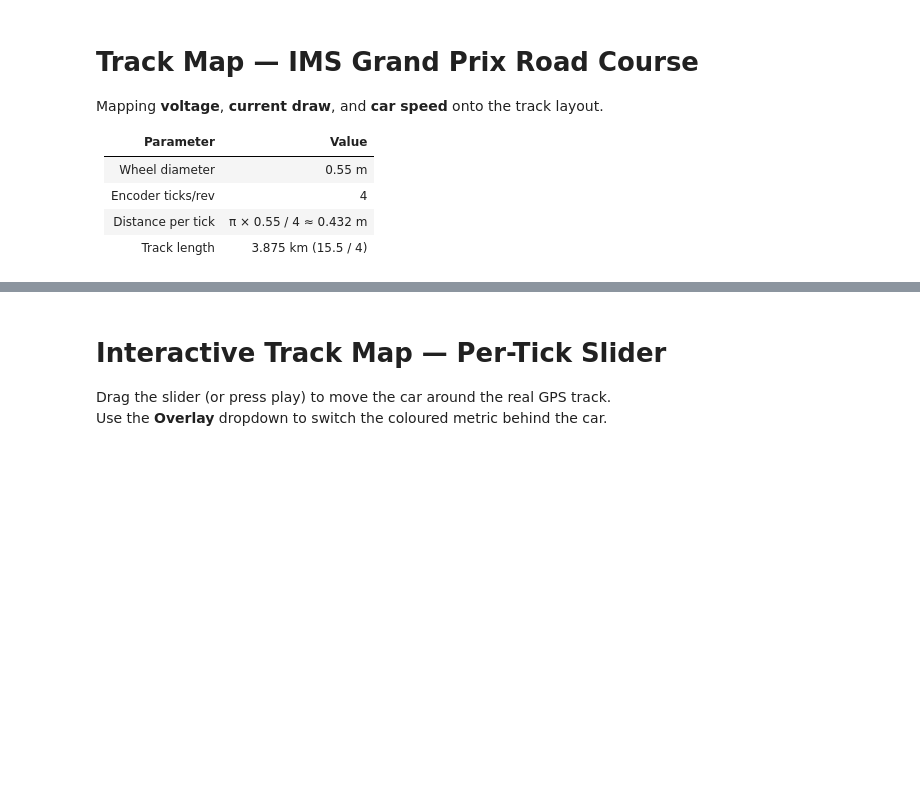
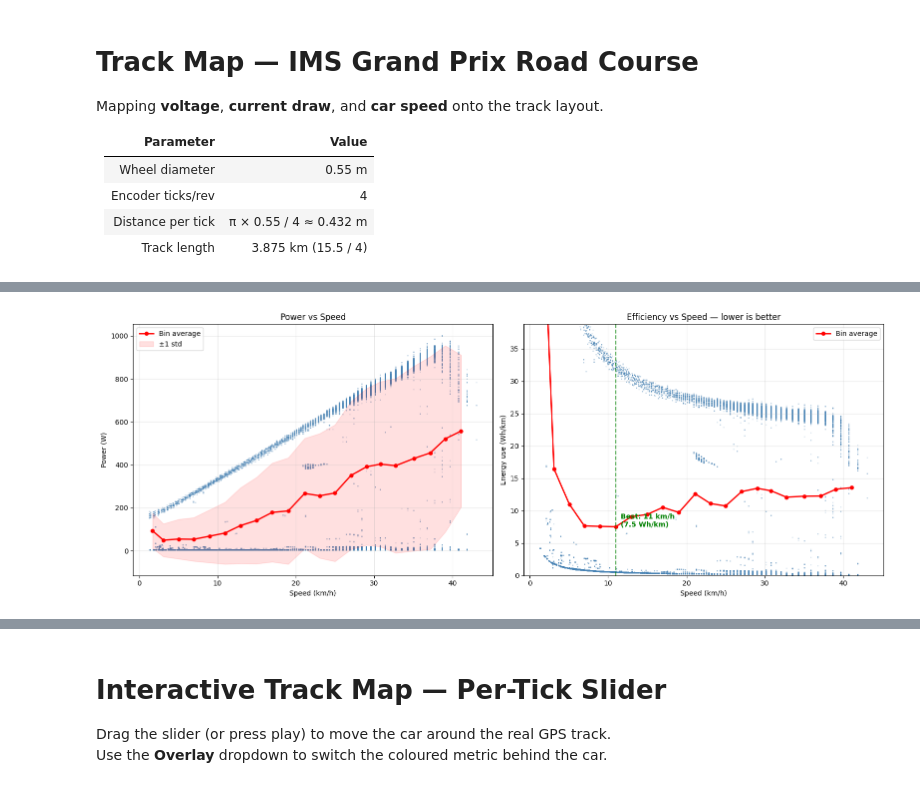
Before and after one commit to KalebACC/UOSM-CleanTelemProcess, a Jupyter notebook: Plotting.ipynb, the cells around one changed output, grey strips where cells are left out. Cells and saved outputs as stored; diff of their text form; code cells hidden in the pictures; blank space fills up the shorter version.

```diff
--- a/Plotting.ipynb
+++ b/Plotting.ipynb
@@ -126,0 +202,73 @@ print(f"\nGPS track: {len(track_xy)} pts | arc = {total_arc:.0f} m")
+# %%
+# ── Power vs Speed Scatter ──
+df['Power_W'] = df['Voltage_V'] * df['Current_A']
+
+# Filter to moving samples only
+mask = df['Speed_kph'] > 1
+spd_mov = df.loc[mask, 'Speed_kph']
+pwr_mov = df.loc[mask, 'Power_W']
+
+fig, axes = plt.subplots(1, 2, figsize=(16, 6))
+
+# Left — raw scatter with binned average curve
+ax = axes[0]
+ax.scatter(spd_mov, pwr_mov, s=1, alpha=0.15, color='steelblue', rasterized=True)
+
+# Bin averages to show the trend (drag curve)
+speed_bins = np.arange(0, spd_mov.max() + 2, 2)  # 2 kph bins
+bin_idx = np.digitize(spd_mov, speed_bins) - 1
+bin_means = pd.DataFrame({'spd': spd_mov, 'pwr': pwr_mov, 'bin': bin_idx}) \
+              .groupby('bin').agg(spd_mean=('spd', 'mean'), pwr_mean=('pwr', 'mean'),
+                                  pwr_std=('pwr', 'std'), count=('pwr', 'count'))
+bin_means = bin_means[bin_means['count'] >= 10]  # require enough samples
+ax.plot(bin_means['spd_mean'], bin_means['pwr_mean'],
+        'o-', color='red', linewidth=2, markersize=5, label='Bin average')
+ax.fill_between(bin_means['spd_mean'],
+                bin_means['pwr_mean'] - bin_means['pwr_std'],
+                bin_means['pwr_mean'] + bin_means['pwr_std'],
+                color='red', alpha=0.12, label='±1 std')
+ax.set_xlabel('Speed (km/h)')
+ax.set_ylabel('Power (W)')
+ax.set_title('Power vs Speed')
+ax.legend()
+ax.grid(True, alpha=0.3)
+
+# Right — Wh/km vs speed (instantaneous efficiency)
+# Wh/km = Power_W / (Speed_m/s * 1000) * 1000  =  P / (v * 1000) * 1000  =  P / v
+# More precisely: Wh/km = (W) / (km/h) = W·h/km
+# Energy rate = P (W = J/s), distance rate = v (km/h = km/3600s)
+# Wh/km = P / (v/3.6) / 1000  ... let's just compute it carefully:
+# Wh/km = P(W) / v(m/s) / 1000   (since W/(m/s) = J/m, / 1000 = J/mm ... no)
+# Wh/km = P(W) / (v(km/h)) * 1  since P is J/s and v is km/3600s:
+#   energy per km = P / (v/3.6) J/m  = P*3.6/v J/m  * 1000 = P*3600/v J/km  / 3600 = P/v Wh/km
+whpkm = pwr_mov / spd_mov  # Wh/km
+ax2 = axes[1]
+ax2.scatter(spd_mov, whpkm, s=1, alpha=0.15, color='steelblue', rasterized=True)
+
+# Bin averages
+bin_eff = pd.DataFrame({'spd': spd_mov, 'eff': whpkm, 'bin': bin_idx}) \
+            .groupby('bin').agg(spd_mean=('spd', 'mean'), eff_mean=('eff', 'mean'),
+                                count=('eff', 'count'))
+bin_eff = bin_eff[bin_eff['count'] >= 10]
+ax2.plot(bin_eff['spd_mean'], bin_eff['eff_mean'],
+         'o-', color='red', linewidth=2, markersize=5, label='Bin average')
+
+# Mark the optimal speed (minimum Wh/km)
+if len(bin_eff) > 0:
+    best = bin_eff.loc[bin_eff['eff_mean'].idxmin()]
+    ax2.axvline(best['spd_mean'], color='green', linestyle='--', alpha=0.7)
+    ax2.annotate(f"  Best: {best['spd_mean']:.0f} km/h\n  ({best['eff_mean']:.1f} Wh/km)",
+                 xy=(best['spd_mean'], best['eff_mean']),
+                 fontsize=10, fontweight='bold', color='green')
+
+ax2.set_xlabel('Speed (km/h)')
+ax2.set_ylabel('Energy use (Wh/km)')
+ax2.set_title('Efficiency vs Speed — lower is better')
+ax2.set_ylim(0, np.percentile(whpkm, 95) * 1.3)
+ax2.legend()
+ax2.grid(True, alpha=0.3)
+
+plt.tight_layout()
+plt.show()
+# %% [output]
+[figure, added]
```
Also changed, not shown: parts of 10 cells of this notebook, 2 other files.
